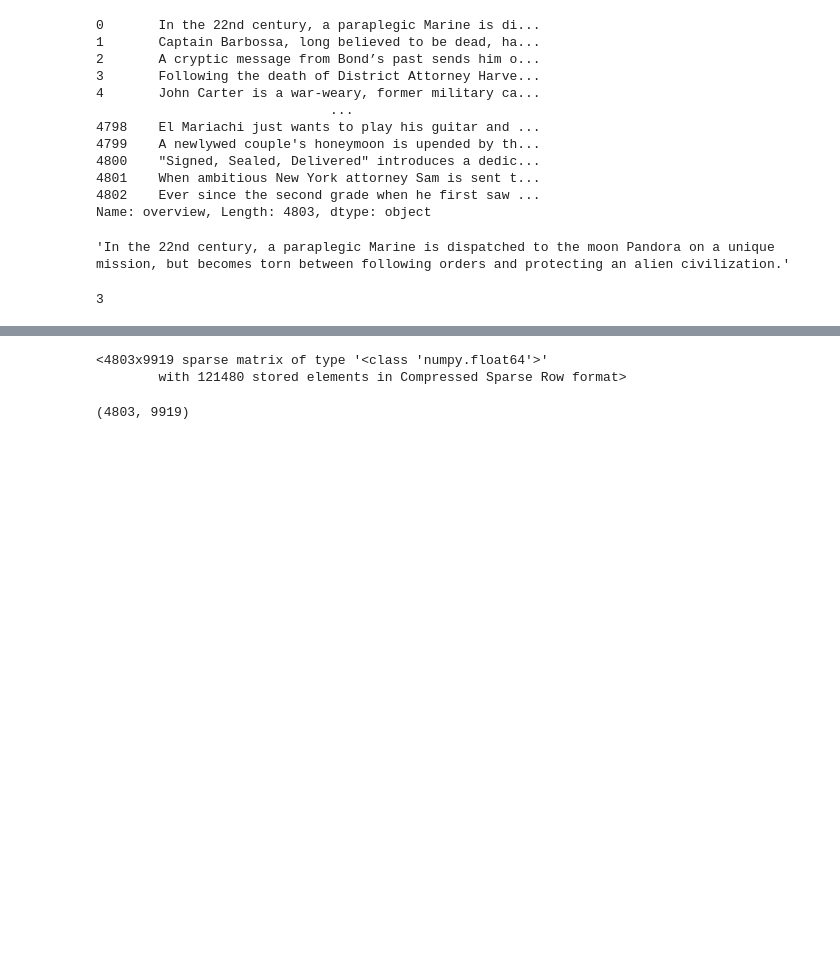
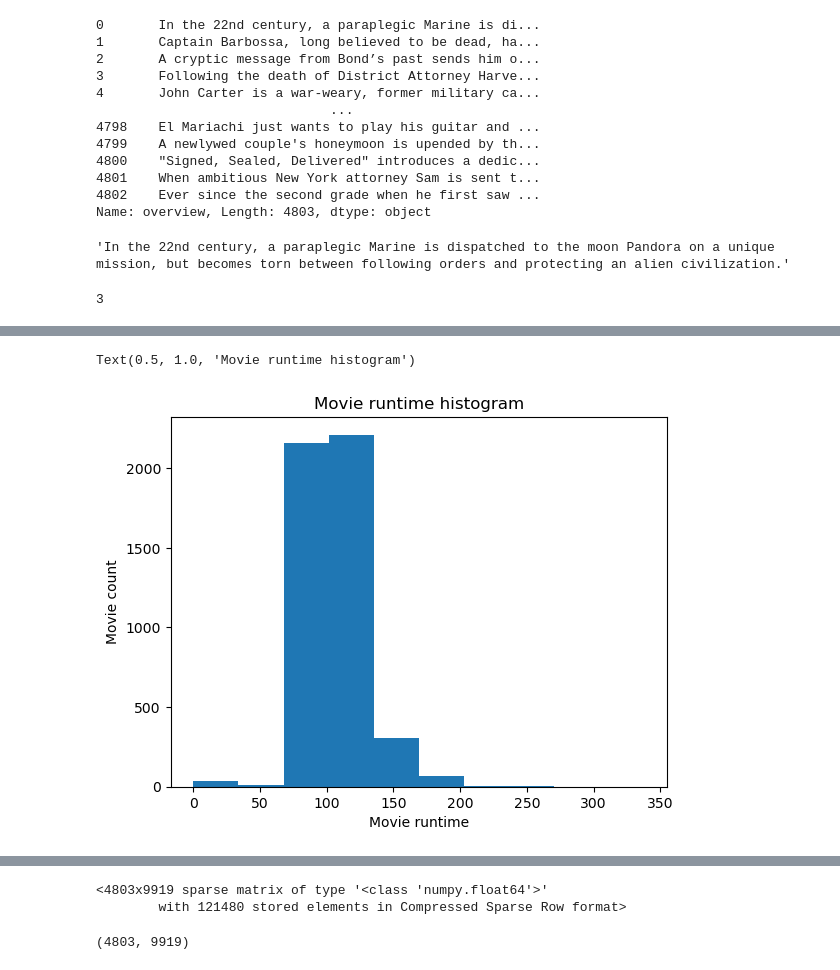
Before and after one commit to zabiAzimy/recommender-system, a Jupyter notebook: content_based_rec_system.ipynb, the cells around one changed output, grey strips where cells are left out. Saved outputs shown, nothing was run; the diff lists cells and outputs as text; code cells hidden in the pictures; blank space fills up the shorter version.

```diff
--- a/content_based_rec_system.ipynb
+++ b/content_based_rec_system.ipynb
@@ -83,0 +122,8 @@ data['overview'] = data['overview'].fillna('')
+# %%
+plt.hist(data['runtime'])
+plt.ylabel('Movie count')
+plt.xlabel('Movie runtime')
+plt.title('Movie runtime histogram')
+# %% [output]
+Text(0.5, 1.0, 'Movie runtime histogram')
+[figure, added]
```
Also changed, not shown: parts of 26 cells of this notebook, 3 other files.
